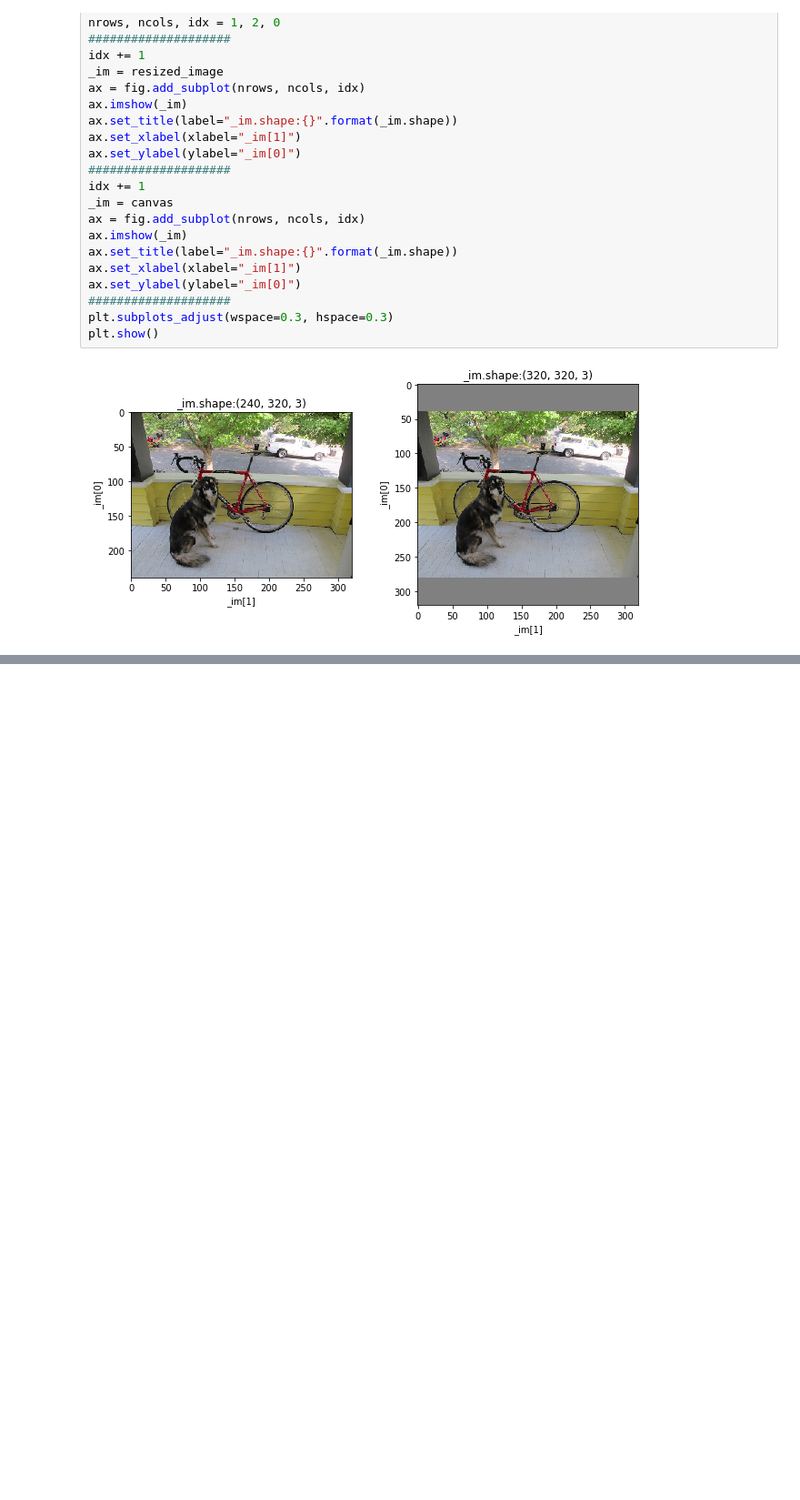
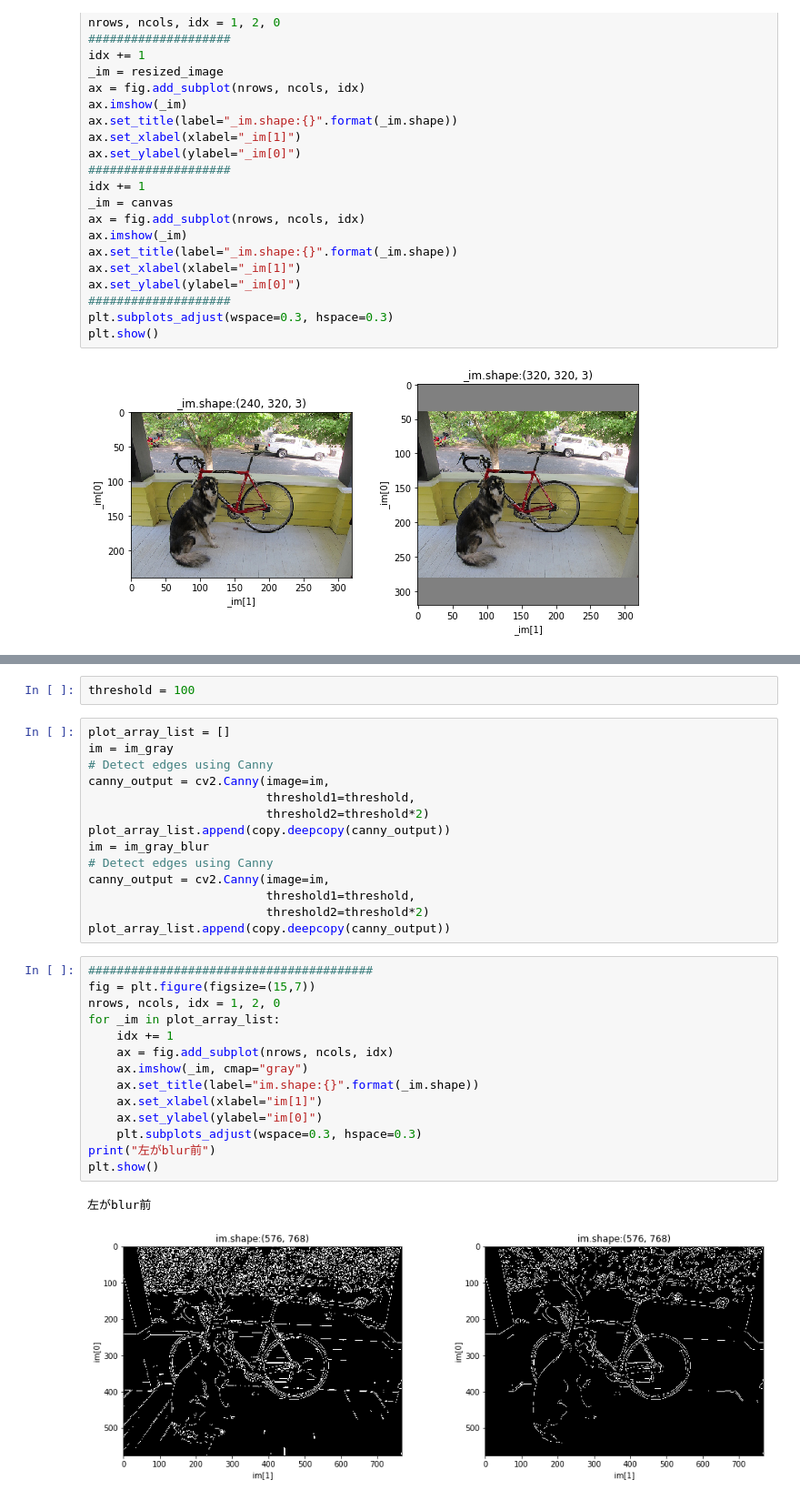
Before and after one commit to pollenjp/OpenCV-Template, a Jupyter notebook: notebooks/OpenCV Template.ipynb, the cells around one changed output, grey strips where cells are left out. Shown at 91% size. Cells and saved outputs as stored; diff of their text form; blank space fills up the shorter version.

```diff
--- a/notebooks/OpenCV Template.ipynb
+++ b/notebooks/OpenCV Template.ipynb
@@ -116,0 +175,33 @@ plt.show()
+# %%
+threshold = 100
+# %%
+plot_array_list = []
+im = im_gray
+# Detect edges using Canny
+canny_output = cv2.Canny(image=im,
+                         threshold1=threshold,
+                         threshold2=threshold*2)
+plot_array_list.append(copy.deepcopy(canny_output))
+im = im_gray_blur
+# Detect edges using Canny
+canny_output = cv2.Canny(image=im,
+                         threshold1=threshold,
+                         threshold2=threshold*2)
+plot_array_list.append(copy.deepcopy(canny_output))
+# %%
+########################################
+fig = plt.figure(figsize=(15,7))
+nrows, ncols, idx = 1, 2, 0
+for _im in plot_array_list:
+    idx += 1
+    ax = fig.add_subplot(nrows, ncols, idx)
+    ax.imshow(_im, cmap="gray")
+    ax.set_title(label="im.shape:{}".format(_im.shape))
+    ax.set_xlabel(xlabel="im[1]")
+    ax.set_ylabel(ylabel="im[0]")
+    plt.subplots_adjust(wspace=0.3, hspace=0.3)
+print("左がblur前")
+plt.show()
+# %% [output]
+左がblur前
+[figure, added]
```
Also changed, not shown: parts of 21 cells of this notebook.
